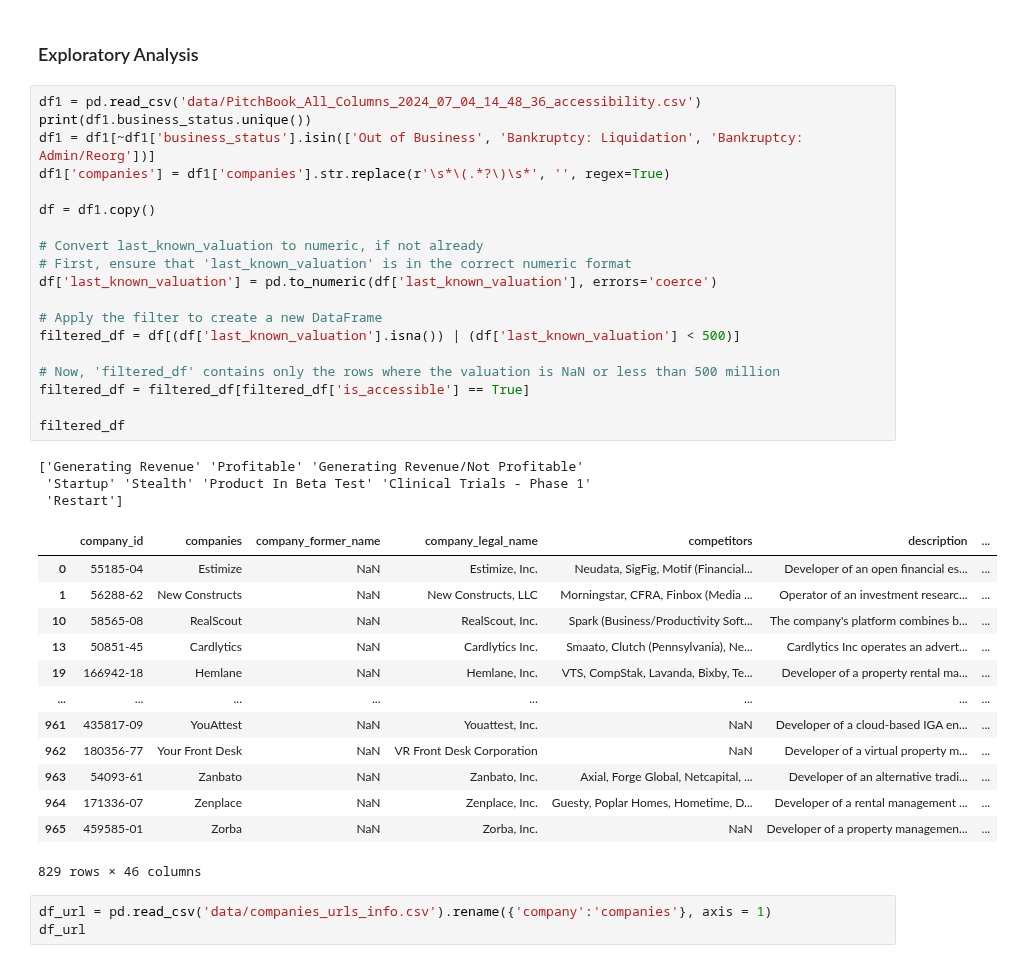
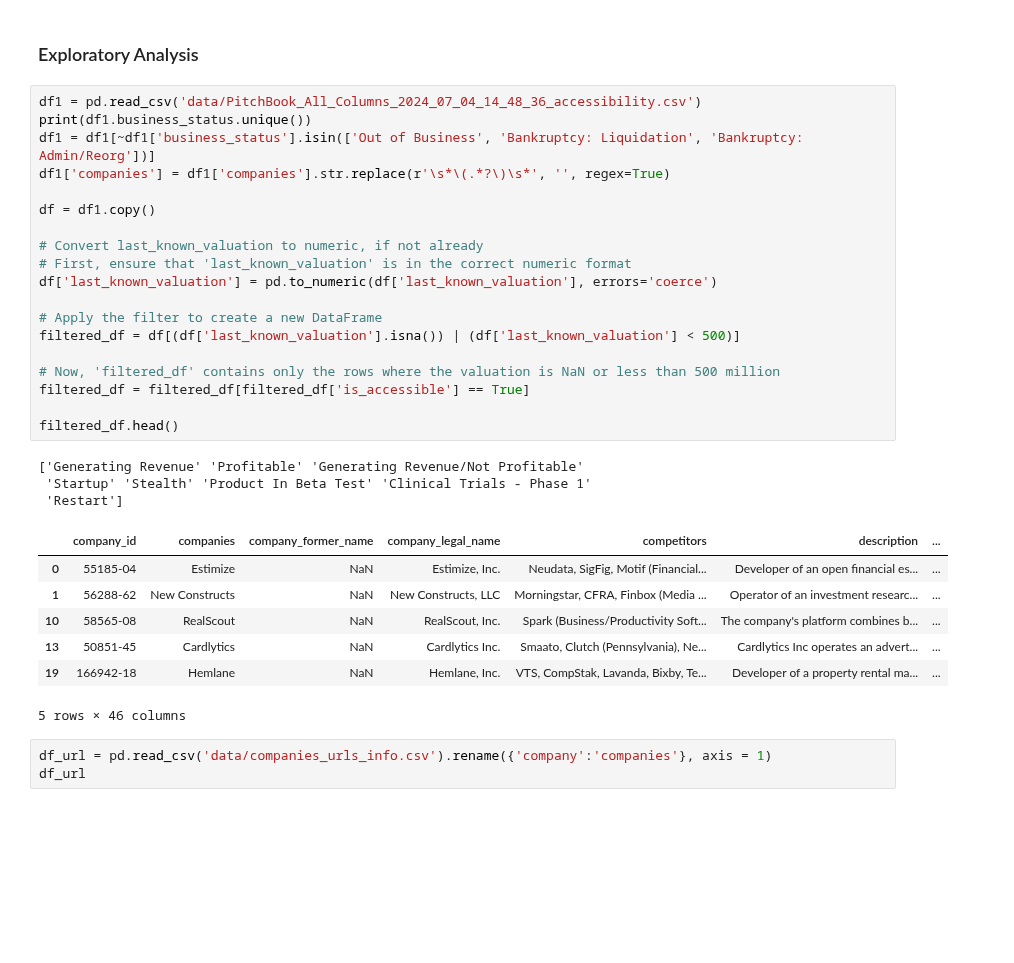
Before and after one commit to MC-Kangan/LLM-Enhanced-Knowledge-Graph-for-Startup-Analysis, a Jupyter notebook: pitchbook.ipynb, the cells around one changed output. Saved outputs shown, nothing was run; the diff lists cells and outputs as text; blank space fills up the shorter version.

```diff
--- a/pitchbook.ipynb
+++ b/pitchbook.ipynb
@@ -84,39 +68,33 @@ df[df['companies'] == 'Quantexa']
 # %%
 df1 = pd.read_csv('data/PitchBook_All_Columns_2024_07_04_14_48_36_accessibility.csv')
 print(df1.business_status.unique())
 df1 = df1[~df1['business_status'].isin(['Out of Business', 'Bankruptcy: Liquidation', 'Bankruptcy: Admin/Reorg'])]
 df1['companies'] = df1['companies'].str.replace(r'\s*\(.*?\)\s*', '', regex=True)
 
 df = df1.copy()
 
 # Convert last_known_valuation to numeric, if not already
 # First, ensure that 'last_known_valuation' is in the correct numeric format
 df['last_known_valuation'] = pd.to_numeric(df['last_known_valuation'], errors='coerce')
 
 # Apply the filter to create a new DataFrame
 filtered_df = df[(df['last_known_valuation'].isna()) | (df['last_known_valuation'] < 500)]
 
 # Now, 'filtered_df' contains only the rows where the valuation is NaN or less than 500 million
 filtered_df = filtered_df[filtered_df['is_accessible'] == True]
 
-filtered_df
+filtered_df.head()
 # %% [output]
 ['Generating Revenue' 'Profitable' 'Generating Revenue/Not Profitable'
  'Startup' 'Stealth' 'Product In Beta Test' 'Clinical Trials - Phase 1'
  'Restart']
 |  | company_id | companies | company_former_name | company_legal_name | competitors | description | ... |
 | 0 | 55185-04 | Estimize | NaN | Estimize, Inc. | Neudata, SigFig, Motif (Financial... | Developer of an open financial es... | ... |
 | 1 | 56288-62 | New Constructs | NaN | New Constructs, LLC | Morningstar, CFRA, Finbox (Media ... | Operator of an investment researc... | ... |
 | 10 | 58565-08 | RealScout | NaN | RealScout, Inc. | Spark (Business/Productivity Soft... | The company's platform combines b... | ... |
 | 13 | 50851-45 | Cardlytics | NaN | Cardlytics Inc. | Smaato, Clutch (Pennsylvania), Ne... | Cardlytics Inc operates an advert... | ... |
 | 19 | 166942-18 | Hemlane | NaN | Hemlane, Inc. | VTS, CompStak, Lavanda, Bixby, Te... | Developer of a property rental ma... | ... |
-| ... | ... | ... | ... | ... | ... | ... | ... |
-| 961 | 435817-09 | YouAttest | NaN | Youattest, Inc. | NaN | Developer of a cloud-based IGA en... | ... |
-| 962 | 180356-77 | Your Front Desk | NaN | VR Front Desk Corporation | NaN | Developer of a virtual property m... | ... |
-| 963 | 54093-61 | Zanbato | NaN | Zanbato, Inc. | Axial, Forge Global, Netcapital, ... | Developer of an alternative tradi... | ... |
-| 964 | 171336-07 | Zenplace | NaN | Zenplace, Inc. | Guesty, Poplar Homes, Hometime, D... | Developer of a rental management ... | ... |
-| 965 | 459585-01 | Zorba | NaN | Zorba, Inc. | NaN | Developer of a property managemen... | ... |
-829 rows × 46 columns
+5 rows × 46 columns
 # %%
 df_url = pd.read_csv('data/companies_urls_info.csv').rename({'company':'companies'}, axis = 1)
 df_url
```
Also changed, not shown: parts of 50 cells of this notebook, 6 other files.
